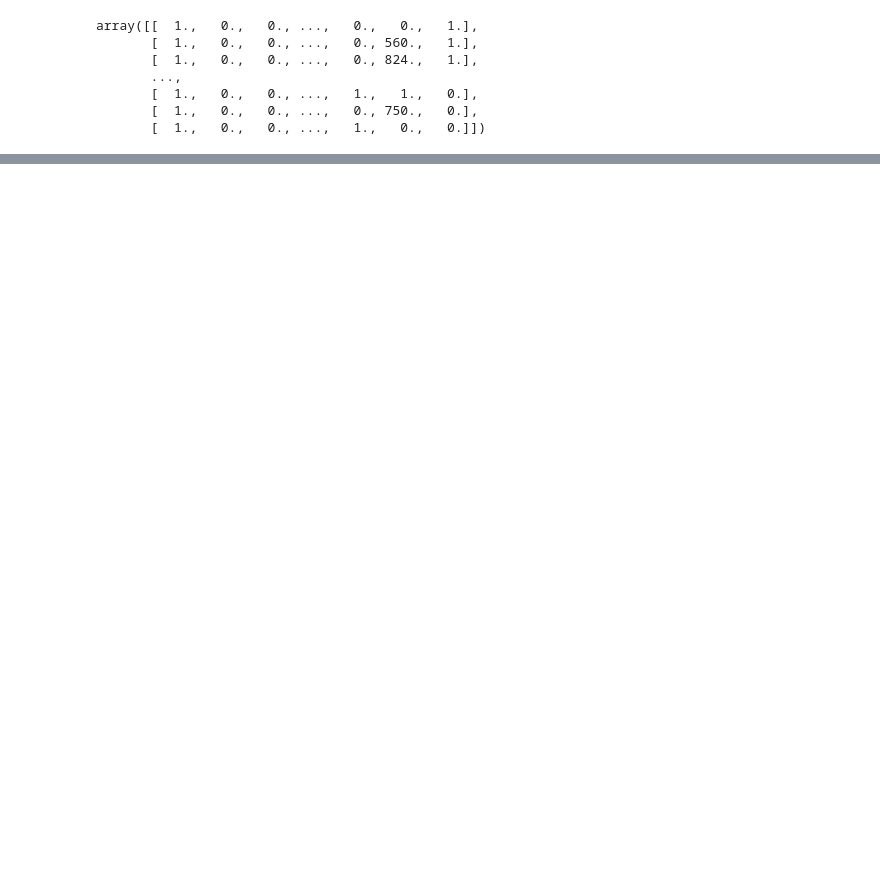
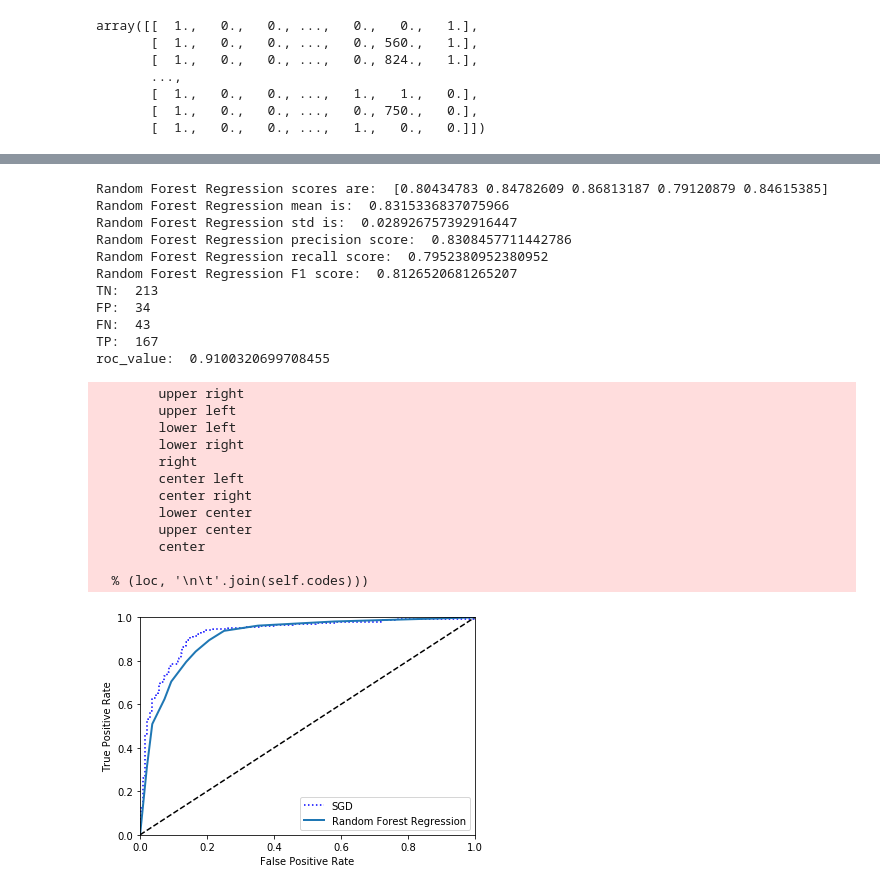
Before and after one commit to FirstPlaygroundAndThenIcecream/PBA_Semester_01, a Jupyter notebook: Data Science/credit_card_approval_prediction_model_LX.ipynb, the cells around one changed output, grey strips where cells are left out. Cells and saved outputs as stored; diff of their text form; code cells hidden in the pictures; blank space fills up the shorter version.

```diff
--- a/Data Science/credit_card_approval_prediction_model_LX.ipynb
+++ b/Data Science/credit_card_approval_prediction_model_LX.ipynb
@@ -416,0 +441,2 @@ df_1hot.head()
+# %%
+X_train, X_test, y_train, y_test = train_test_split(X, y, test_size=0.30, random_state=42)
@@ -416,0 +456,5 @@ df_1hot.head()
+# %%
+def display_scores_confuionMarix(classifier, y_train, y_pred):
+    print(classifier + " precision score: ", precision_score(y_train, y_pred))
+    print(classifier + " recall score: ", recall_score(y_train, y_pred))
+    print(classifier + " F1 score: ", f1_score(y_train, y_pred))
@@ -416,0 +529,58 @@ df_1hot.head()
+# %%
+#Random Forest
+randomForest = RandomForestClassifier(n_estimators = 10, criterion = 'entropy', random_state=0)
+#randomForest.fit(X_train, y_train)
+classifier = "Random Forest Regression"
+
+#use cross-validation get scores and predictions
+randomForest_scores = cross_val_score(randomForest, X_train, y_train, cv=5)
+y_train_pred = cross_val_predict(randomForest, X_train, y_train, cv=5)
+
+#print metrics
+display_scores(randomForest_scores, classifier)
+display_scores_confuionMarix(classifier, y_train, y_train_pred)
+
+# Print the confusion matrix of the random forest model
+confusionMatrix = confusion_matrix(y_train, y_train_pred)
+tn, fp, fn, tp = confusionMatrix.ravel()
+print_confusion_matrix(tn, fp, fn, tp)
+
+##making ROC_CURVE plot
+y_probs = cross_val_predict(randomForest, rescaledX_train, y_train, cv=5, method="predict_proba")
+
+#roc_value = roc_auc_score(y_train_pred, y_probs)
+
+roc_value = cross_val_score(randomForest, X_train, y_train, cv=5, scoring="roc_auc")
+print("roc_value: ", roc_value.mean())
+y_score_forest = y_probs[:, 1]
+
+fp_forest, tp_forest, thresholds_forest = roc_curve(y_train, y_score_forest)
+plt.plot(fpr, tpr, "b:", label="SGD")
+plot_roc_curve(fp_forest, tp_forest, classifier)
+plt.legend(loc="bottom right")
+plt.show()
+# %% [output]
+Random Forest Regression scores are:  [0.80434783 0.84782609 0.86813187 0.79120879 0.84615385]
+Random Forest Regression mean is:  0.8315336837075966
+Random Forest Regression std is:  0.028926757392916447
+Random Forest Regression precision score:  0.8308457711442786
+Random Forest Regression recall score:  0.7952380952380952
+Random Forest Regression F1 score:  0.8126520681265207
+TN:  213
+FP:  34
+FN:  43
+TP:  167
+roc_value:  0.9100320699708455
+        upper right
+        upper left
+        lower left
+        lower right
+        right
+        center left
+        center right
+        lower center
+        upper center
+        center
+
+  % (loc, '\n\t'.join(self.codes)))
+[figure, added]
```
Also changed, not shown: parts of 29 cells of this notebook, 3 other files.
